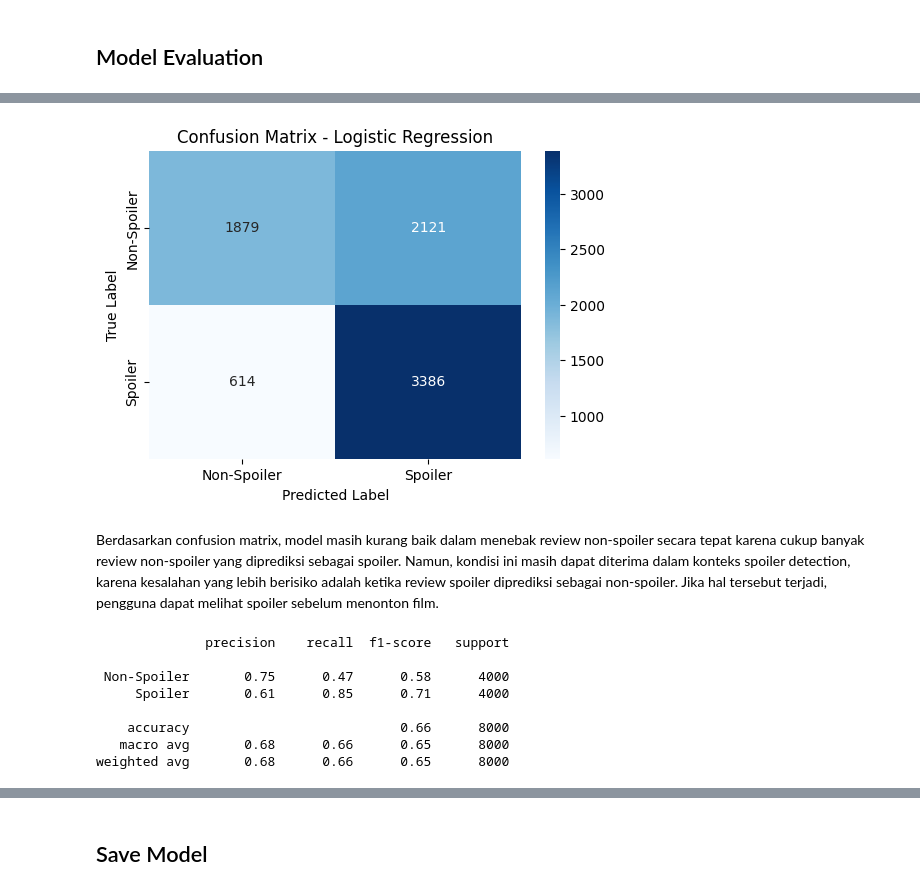
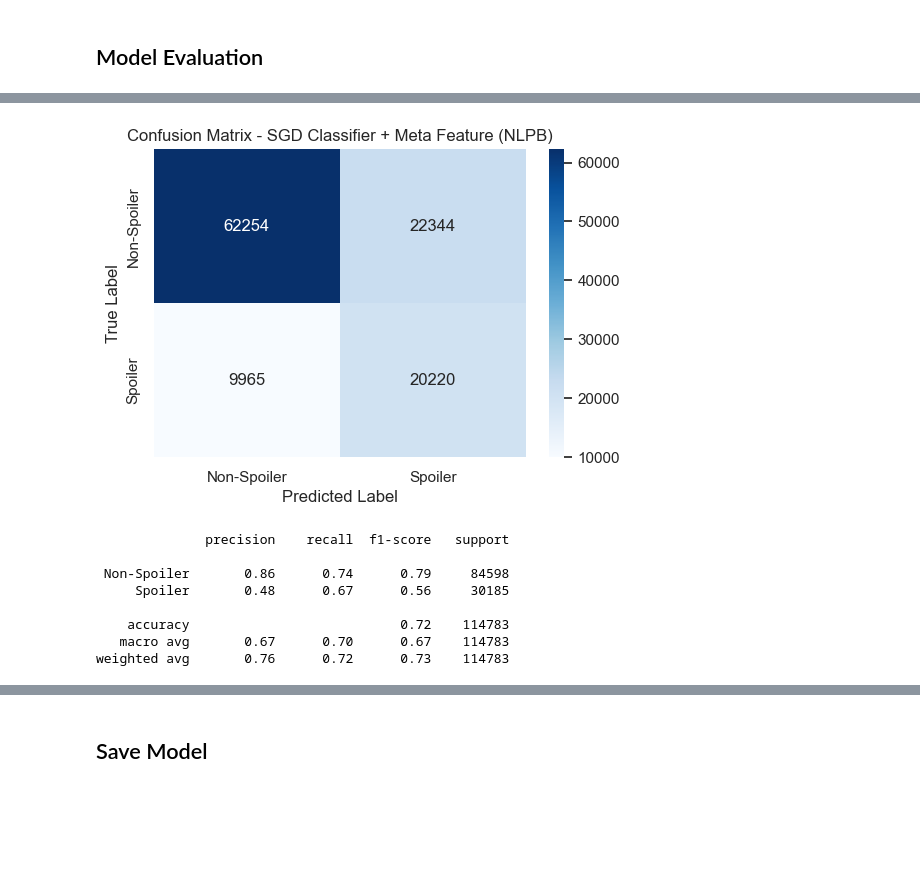
Before and after one commit to LecyLecy/imdb-spoiler-detection-nlp, a Jupyter notebook: imdb-spoiler-detection-old.ipynb, the cells around one changed output, grey strips where cells are left out. Saved outputs shown, nothing was run; the diff lists cells and outputs as text; code cells hidden in the pictures; blank space fills up the shorter version.

Commit message:
Update spoiler detection pipeline docs

```diff
--- a/imdb-spoiler-detection-old.ipynb
+++ b/imdb-spoiler-detection-old.ipynb
@@ -367,0 +333,18 @@ X_train, X_val, y_train, y_val = train_test_split(
+# %%
+X = df[feature_columns]
+y = df["is_spoiler"]
+
+X_train, X_test, y_train, y_test = train_test_split(
+    X,
+    y,
+    test_size=0.2,
+    random_state=RANDOM_STATE,
+    stratify=y,
+)
+
+print("Train shape:", X_train.shape)
+print("Test shape:", X_test.shape)
+print("Train label proportion:")
+print(y_train.value_counts(normalize=True))
+print("\nTest label proportion:")
+print(y_test.value_counts(normalize=True))
@@ -545,16 +498,17 @@ Berdasarkan hasil evaluasi, Logistic Regression memperoleh F1-score tertinggi di
 # %%
 # ================================
-# Select Best Model
+# Select Best Model by F1-Score
 # ================================
 
-best_result = results_df.sort_values(by="Recall", ascending=False).iloc[0]
+best_result = results_df.sort_values(by="F1-Score", ascending=False).iloc[0]
 
 best_model_name = best_result["Model"]
 best_model = model_objects[best_model_name]
 best_pred = model_predictions[best_model_name]
-best_threshold = best_thresholds[best_model_name]
 
 print("Best Model:", best_model_name)
-print("Best Recall:", best_result["Recall"])
-print("Best Threshold:", best_threshold)
+print(f"Best F1-Score: {best_result['F1-Score']:.4f}")
+print(f"Precision: {best_result['Precision']:.4f}")
+print(f"Recall: {best_result['Recall']:.4f}")
+print(f"Accuracy: {best_result['Accuracy']:.4f}")
 # %% [output]
@@ -564,28 +535,26 @@ Best Threshold: 0.39000000000000007
 # %%
 # ================================
 # Confusion Matrix of Best Model
 # ================================
 
 cm = confusion_matrix(y_test, best_pred)
 
 plt.figure(figsize=(6, 4))
 sns.heatmap(
     cm,
     annot=True,
     fmt="d",
     cmap="Blues",
     xticklabels=["Non-Spoiler", "Spoiler"],
-    yticklabels=["Non-Spoiler", "Spoiler"]
+    yticklabels=["Non-Spoiler", "Spoiler"],
 )
 
 plt.xlabel("Predicted Label")
 plt.ylabel("True Label")
 plt.title(f"Confusion Matrix - {best_model_name}")
 plt.show()
 # %% [output]
-[figure, old version]
+[figure, new version]
-# %% [markdown]
-Berdasarkan confusion matrix, model masih kurang baik dalam menebak review non-spoiler secara tepat karena cukup banyak review non-spoiler yang diprediksi sebagai spoiler. Namun, kondisi ini masih dapat diterima dalam konteks spoiler detection, karena kesalahan yang lebih berisiko adalah ketika review spoiler diprediksi sebagai non-spoiler. Jika hal tersebut terjadi, pengguna dapat melihat spoiler sebelum menonton film.
 # %%
 # ================================
 # Classification Report of Best Model
@@ -594,14 +563,15 @@ Berdasarkan confusion matrix, model masih kurang baik dalam menebak review non-s
 print(classification_report(
     y_test,
     best_pred,
-    target_names=["Non-Spoiler", "Spoiler"]
+    target_names=["Non-Spoiler", "Spoiler"],
+    zero_division=0,
 ))
 # %% [output]
               precision    recall  f1-score   support
 
- Non-Spoiler       0.75      0.47      0.58      4000
-     Spoiler       0.61      0.85      0.71      4000
+ Non-Spoiler       0.86      0.74      0.79     84598
+     Spoiler       0.48      0.67      0.56     30185
 
-    accuracy                           0.66      8000
-   macro avg       0.68      0.66      0.65      8000
-weighted avg       0.68      0.66      0.65      8000
+    accuracy                           0.72    114783
+   macro avg       0.67      0.70      0.67    114783
+weighted avg       0.76      0.72      0.73    114783
```
Also changed, not shown: parts of 33 cells of this notebook, 6 other files.
